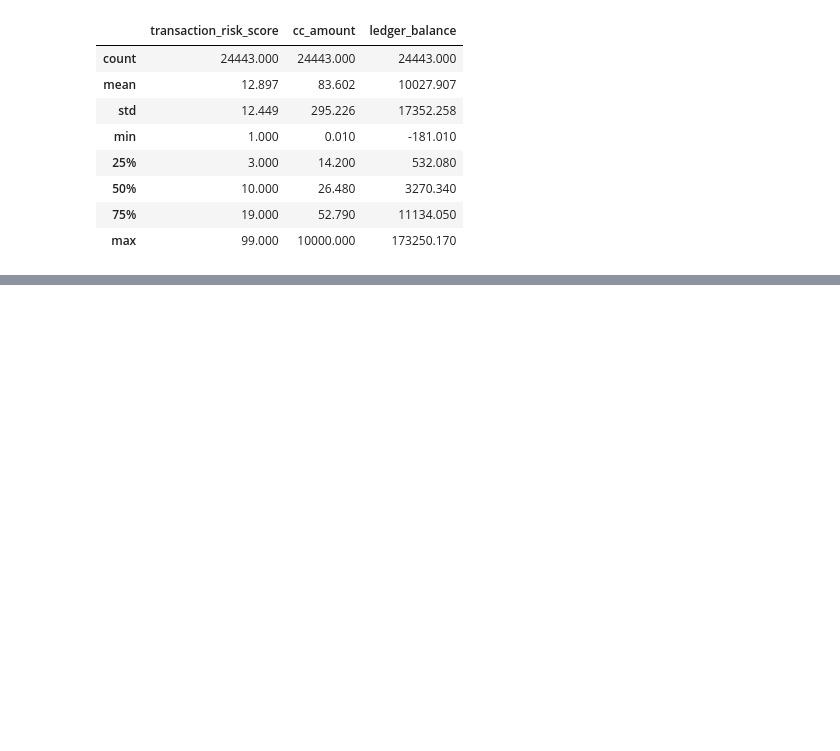
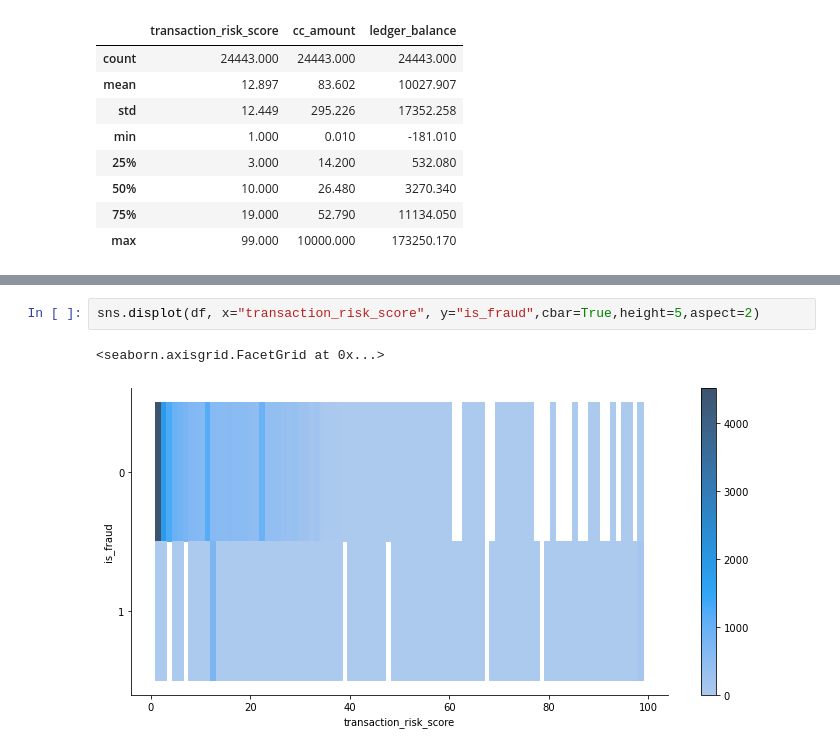
Before and after one commit to hungyichang19980105/Payability-project, a Jupyter notebook: Payability/EDA.ipynb, the cells around one changed output, grey strips where cells are left out. Drawn from its saved outputs; the diff is of its cells as text; blank space fills up the shorter version.

```diff
--- a/Payability/EDA.ipynb
+++ b/Payability/EDA.ipynb
@@ -178,0 +203,5 @@ fig.tight_layout()
+# %%
+sns.displot(df, x="transaction_risk_score", y="is_fraud",cbar=True,height=5,aspect=2)
+# %% [output]
+<seaborn.axisgrid.FacetGrid at 0x...>
+[figure, added]
```
Also changed, not shown: parts of 8 cells of this notebook.
